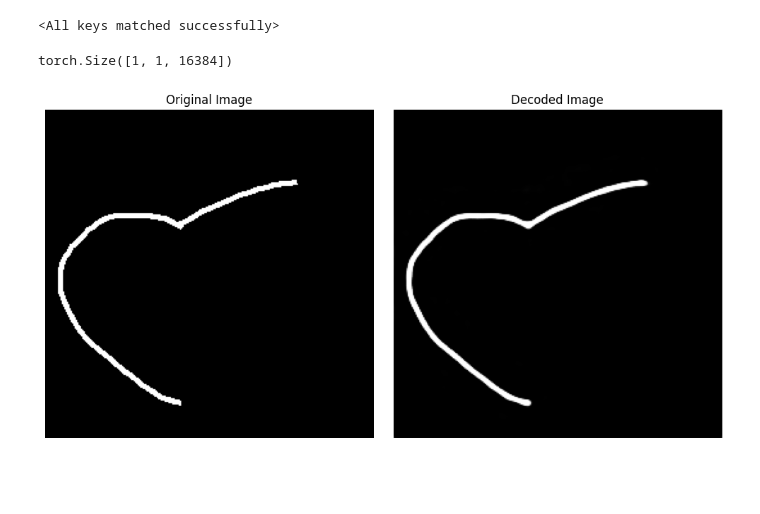
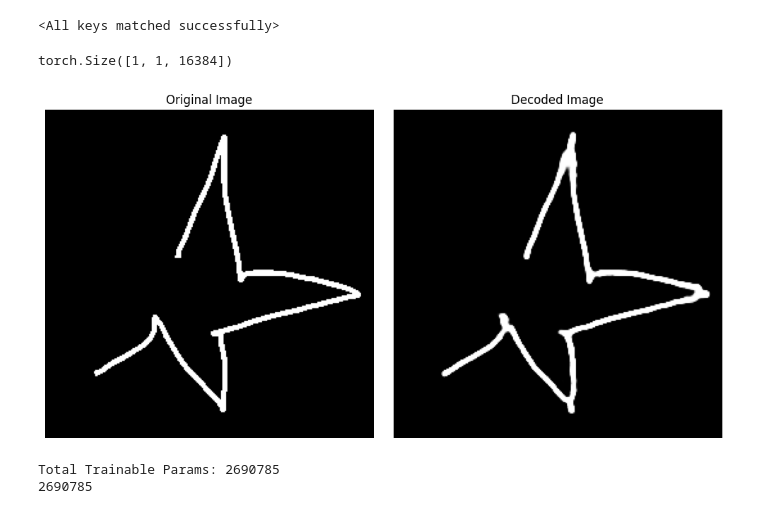
Before and after one commit to MarkLYX0411/CS280-_Project_autoregressive_diffusion, a Jupyter notebook: cs280_project/scripts/test_vae.ipynb, the cells around one changed output. Saved outputs shown, nothing was run; the diff lists cells and outputs as text; code cells hidden in the pictures; blank space fills up the shorter version.

```diff
--- a/cs280_project/scripts/test_vae.ipynb
+++ b/cs280_project/scripts/test_vae.ipynb
@@ -12,35 +10,41 @@ import numpy as np
 # %%
-datapath = '../data/quickdraw_mini.npz'
+datapath = '../data/quickdraw_50_apple_star.npz'
 dataset = FrameDataset(datapath, split='valid')
 dataloader = torch.utils.data.DataLoader(dataset)
 # %%
 device = 'cuda' if torch.cuda.is_available() else 'cpu'
-state_dict = torch.load('checkpoints/vae2/best.pth')
+state_dict = torch.load('checkpoints/vae_50/best.pth')
 vae = VAE(z_ch=64, kl_beta=1e-2).to(device)
 vae.load_state_dict(state_dict)
 # %% [output]
 <All keys matched successfully>
 # %%
 for i, x in enumerate(dataloader):
-    if i == 20:
+    if i == 400:
         x_numpy = x.permute(0, 2, 3, 1).numpy()[0]  # (H, W, C)
         x = x.cuda()
         encoded_x = vae.encode_frames(x.unsqueeze(0))
         print(encoded_x.shape)
-        decoded_x = torch.nn.functional.sigmoid(vae.decode_latents(encoded_x))  # (B, 1, 1, 256, 256)
+        decoded_x = vae.decode_latents_sigmoid(encoded_x)  # (B, 1, 1, 256, 256)
         decoded_x_numpy = decoded_x.squeeze().cpu().numpy()[..., np.newaxis]
         fig, axes = plt.subplots(1, 2, figsize=(10, 5))
         axes[0].imshow(x_numpy, cmap='gray')
         axes[0].set_title("Original Image")
         axes[0].axis('off')
 
         axes[1].imshow(decoded_x_numpy.squeeze(), cmap='gray')
         axes[1].set_title("Decoded Image")
         axes[1].axis('off')
 
         plt.tight_layout()
         plt.show()
         break
 # %% [output]
 torch.Size([1, 1, 16384])
-[figure, old version]
+[figure, new version]
+# %%
+from Unet import count_parameters
+print(count_parameters(vae))
+# %% [output]
+Total Trainable Params: 2690785
+2690785
```
Also changed, not shown: parts of 1 cell of this notebook, 1 other file.
